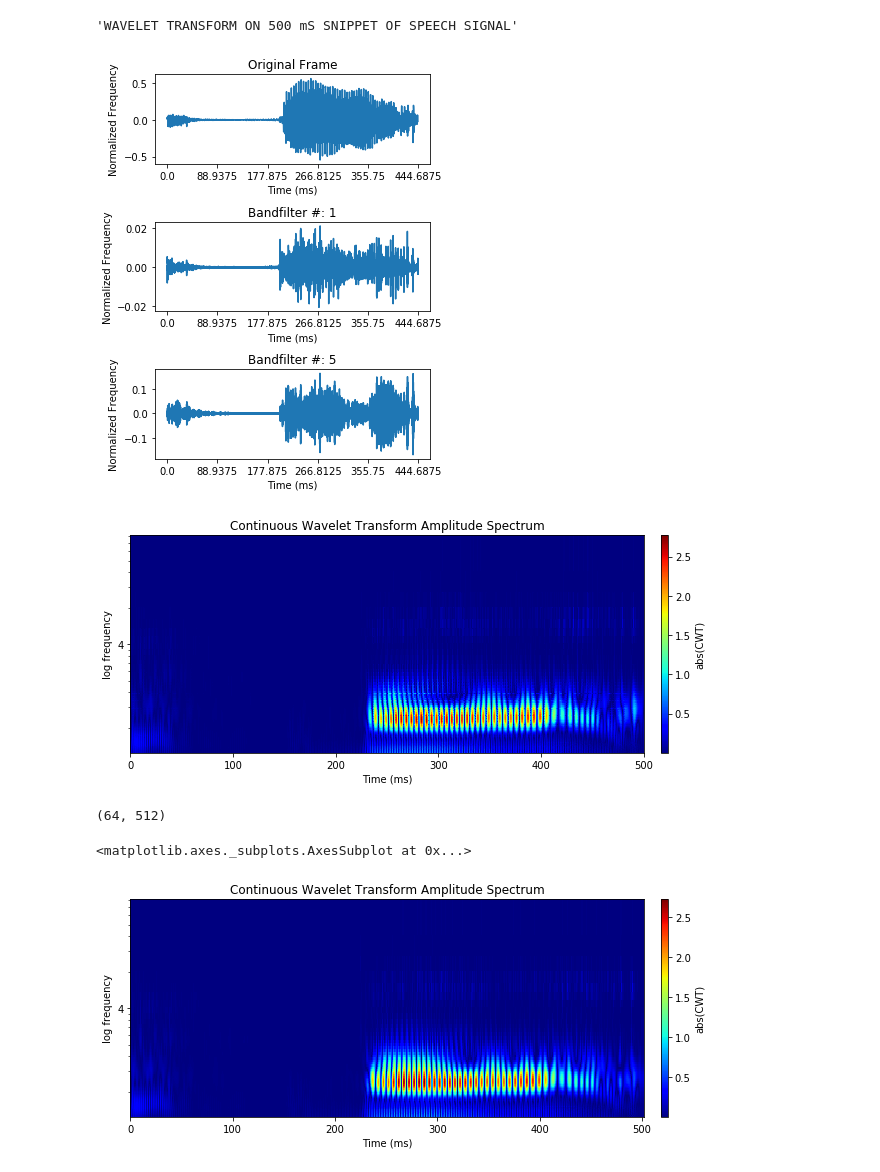
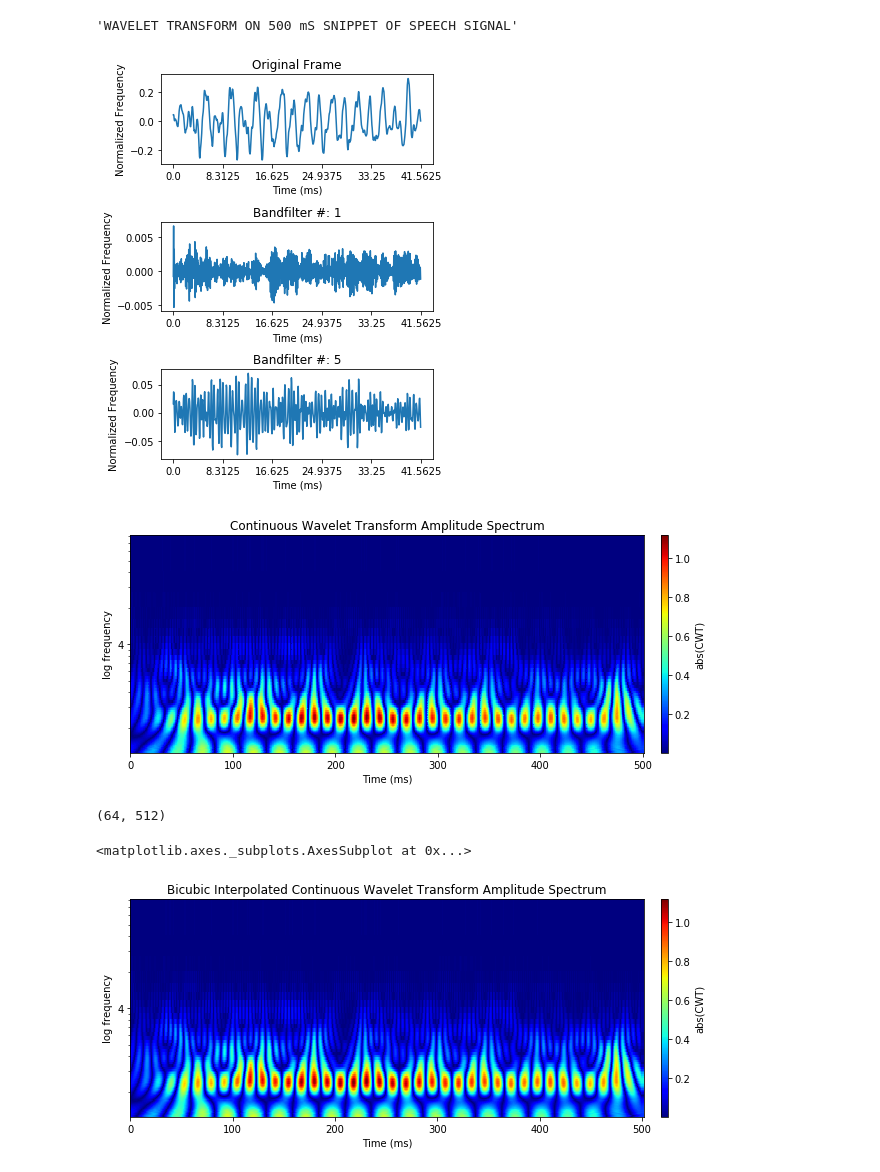
Before and after one commit to gjm311/aeternaSpeech, a Jupyter notebook: code/speechRepAnalysis/view_scalogram.ipynb, the cells around one changed output. Drawn from its saved outputs; the diff is of its cells as text; code cells hidden in the pictures.

```diff
--- a/code/speechRepAnalysis/view_scalogram.ipynb
+++ b/code/speechRepAnalysis/view_scalogram.ipynb
@@ -261,7 +263,7 @@ fs,signal=read(wav_file)
 if fs!=16000:
     raise ValueError(str(fs)+" is not a valid sampling frequency")
 
-SNIP_LEN=500#in mS
+SNIP_LEN=50#in mS
 NFR=int(signal.shape[0]*1000/(fs*SNIP_LEN))
 FRAME_SIZE=int(signal.shape[0]/NFR)
 OVRLP=0.5
@@ -310,11 +312,11 @@ for itr,ii in enumerate([1,5]):
     plt.xlabel("Time (ms)")
     fig.tight_layout()
 # %% [output]
-[figure, old version]
+[figure, new version]
 # %%
 ax=show_scalogram(np.arange(FRAME_SIZE),fpsis[11,:,:],freqs,2, yaxis='frequency', ylabel='log frequency')
 # %% [output]
-[figure, old version]
+[figure, new version]
 # %%
 width = 512
 height = NBF
@@ -326,10 +328,10 @@ bicubic_img.shape
 # %% [output]
 (64, 512)
 # %%
-show_scalogram(np.arange(width),bicubic_img, freqs, hop=2, yaxis='frequency', ylabel='log frequency')
+show_scalogram(np.arange(width),bicubic_img, freqs, hop=2, title='Bicubic Interpolated Continuous Wavelet Transform Amplitude Spectrum', yaxis='frequency', ylabel='log frequency')
 # %% [output]
 <matplotlib.axes._subplots.AxesSubplot at 0x...>
-[figure, old version]
+[figure, new version]
 # %%
 #Below we look at transform for entire speech signal
 # %%
```
Also changed, not shown: parts of 1 cell of this notebook, 40 other files.
